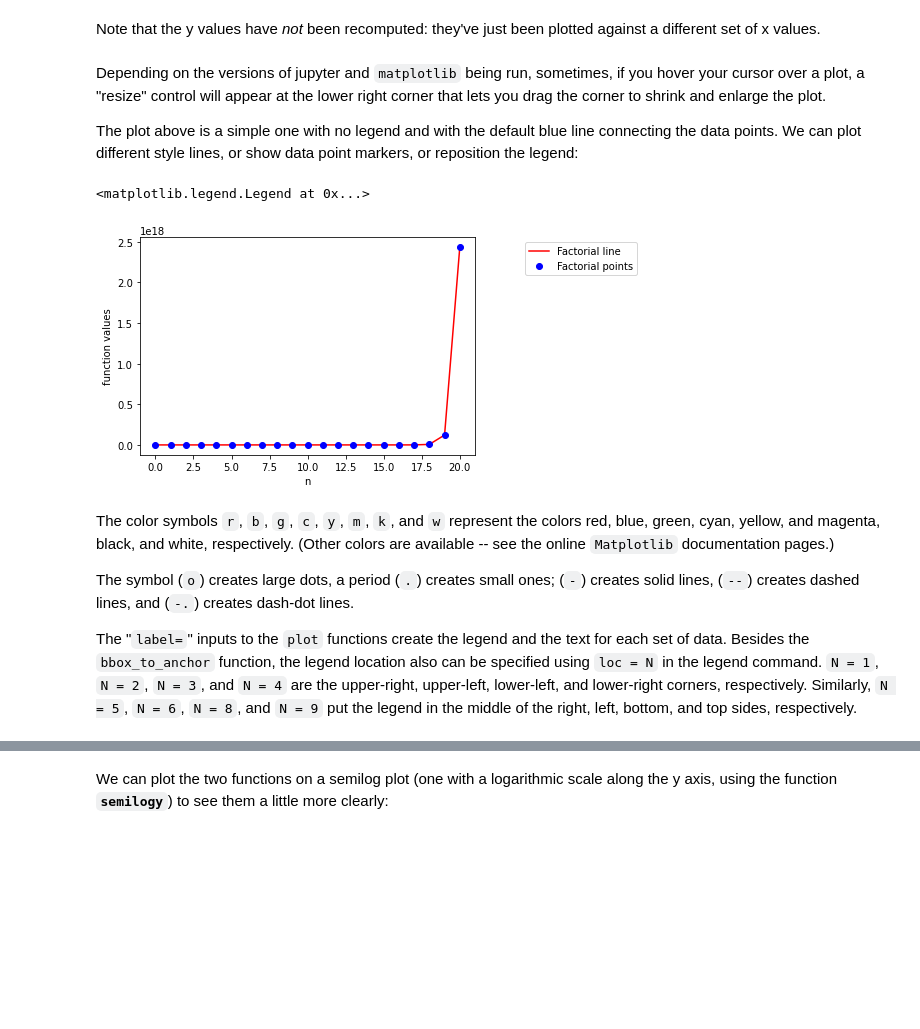
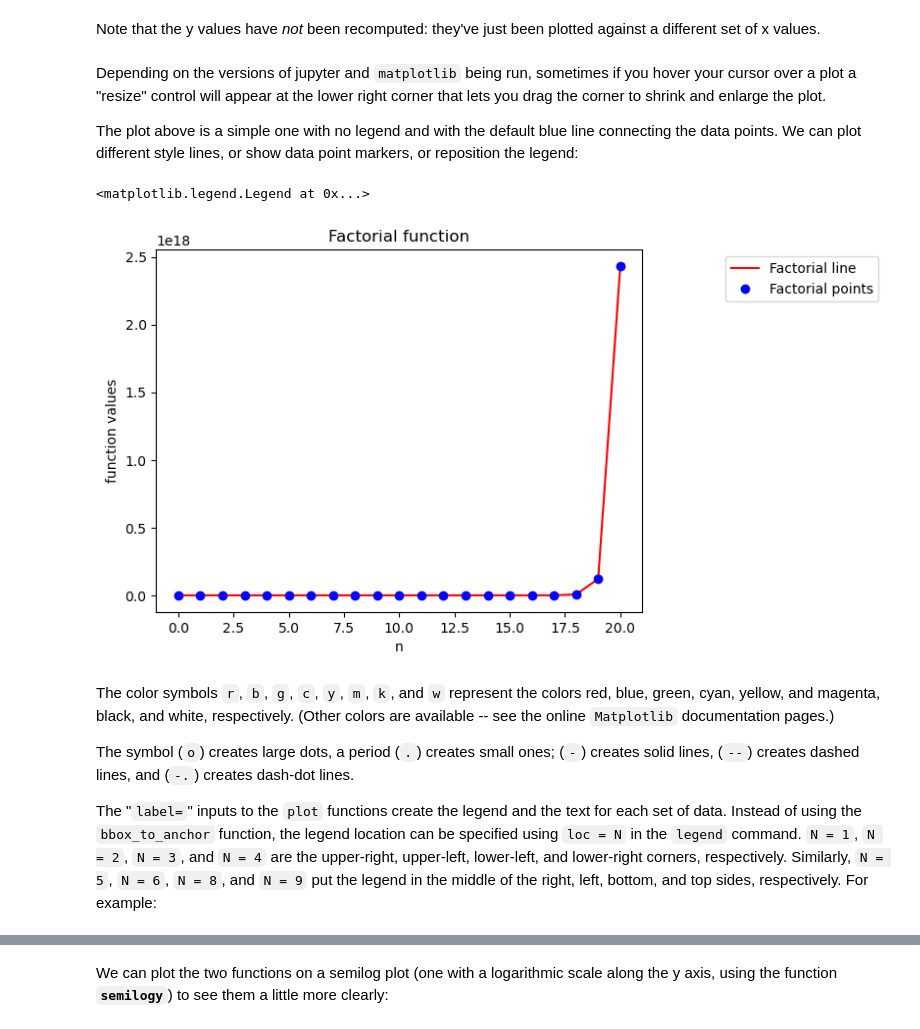
Before and after one commit to BrynMawrCollege/TIDES, a Jupyter notebook: notebooks/Computational_Module-01B-PythonIntro.ipynb, the cells around one changed output, grey strips where cells are left out. Saved outputs shown, nothing was run; the diff lists cells and outputs as text; code cells hidden in the pictures; blank space fills up the shorter version.

```diff
--- a/notebooks/Computational_Module-01B-PythonIntro.ipynb
+++ b/notebooks/Computational_Module-01B-PythonIntro.ipynb
@@ -862,11 +935,10 @@ Now back to creating the list of exponential values...
 # %%
-import math
-explist = []                      # create empty list
+exp_list = []                    # create empty list
 
 for i in range(21):
-    explist.append(math.e ** i)   # append element e**i to the list as i runs from 0 to 20
+    exp_list.append(np.e ** i)   # append element e**i to the list as i runs from 0 to 15
 
-print(explist)
+print(exp_list)
 # %% [output]
 [1.0, 2.718281828459045, 7.3890560989306495, 20.085536923187664, 54.59815003314423, 148.41315910257657, 403.428793492735, 1096.6331584284583, 2980.957987041727, 8103.08392757538, 22026.465794806703, 5 ...
 # %% [markdown]
@@ -890,10 +962,10 @@ Next let's generate the factorials, first using method (i):
 # %%
-factlist = []                             # create empty list
+fact_list = []                             # create empty list
 
 for i in range(21):
-    factlist.append(math.factorial(i))    # compute newest value and append to list
+    fact_list.append(np.math.factorial(i))    # compute newest value and append to list
 
-print(factlist)
+print(fact_list)
 # %% [output]
 [1, 1, 2, 6, 24, 120, 720, 5040, 40320, 362880, 3628800, 39916800, 479001600, 6227020800, 87178291200, 1307674368000, 20922789888000, 355687428096000, 6402373705728000, 121645100408832000, 24329020081 ...
 # %% [markdown]
@@ -942,22 +1018,23 @@ Text(0, 0.5, 'function values')
 # %% [markdown]
 Note that the y values have *not* been recomputed: they've just been plotted against a different set of x values.
 # %% [markdown]
-Depending on the versions of jupyter and `matplotlib` being run, sometimes, if you hover your cursor over a plot, a "resize" control will appear at the lower right corner that lets you drag the corner to shrink and enlarge the plot.
+Depending on the versions of jupyter and `matplotlib` being run, sometimes if you hover your cursor over a plot a "resize" control will appear at the lower right corner that lets you drag the corner to shrink and enlarge the plot.
 
 The plot above is a simple one with no legend and with the default blue line connecting the data points.  We can plot different style lines, or show data point markers, or reposition the legend:
 # %%
-plot(factlist,'r-',label="Factorial line")      # make a red line connecting the points
-plot(factlist,'bo',label="Factorial points")    # make blue circles marking the points
+plot(fact_list,'r-',label="Factorial line")      # 'r-' makes a red line connecting the points
+plot(fact_list,'bo',label="Factorial points")    # 'bo' makes blue circles marking the points
 xlabel("n")
 ylabel("function values")
-legend(bbox_to_anchor=(1.5,1))                  # position the "bounding box" for the legend
+title("Factorial function")
+legend(bbox_to_anchor=(1.5,1))                  # position the "bounding box" holding the legend
 # %% [output]
 <matplotlib.legend.Legend at 0x...>
-[figure, old version]
+[figure, new version]
 # %% [markdown]
 The color symbols `r`, `b`, `g`, `c`, `y`, `m`, `k`, and `w` represent the colors red, blue, green, cyan, yellow, and magenta, black, and white, respectively.  (Other colors are available -- see the online `Matplotlib` documentation pages.)
 
 The symbol (`o`) creates large dots, a period (`.`) creates small ones; (`-`) creates solid lines, (`--`) creates dashed lines, and (`-.`) creates dash-dot lines.
 
-The "`label=`" inputs to the `plot` functions create the legend and the text for each set of data.  Besides the `bbox_to_anchor` function, the legend location also can be specified using `loc = N` in the legend command.  `N = 1`, `N = 2`, `N = 3`, and `N = 4` are the upper-right, upper-left, lower-left, and lower-right corners, respectively.  Similarly, `N = 5`, `N = 6`, `N = 8`, and `N = 9` put the legend in the middle of the right, left, bottom, and top sides, respectively.
+The "`label=`" inputs to the `plot` functions create the legend and the text for each set of data.  Instead of using the `bbox_to_anchor` function, the legend location can be specified using `loc = N` in the `legend` command.  `N = 1`, `N = 2`, `N = 3`, and `N = 4` are the upper-right, upper-left, lower-left, and lower-right corners, respectively.  Similarly, `N = 5`, `N = 6`, `N = 8`, and `N = 9` put the legend in the middle of the right, left, bottom, and top sides, respectively.  For example:
 # %%
```
Also changed, not shown: parts of 93 cells of this notebook, 16 other files.
